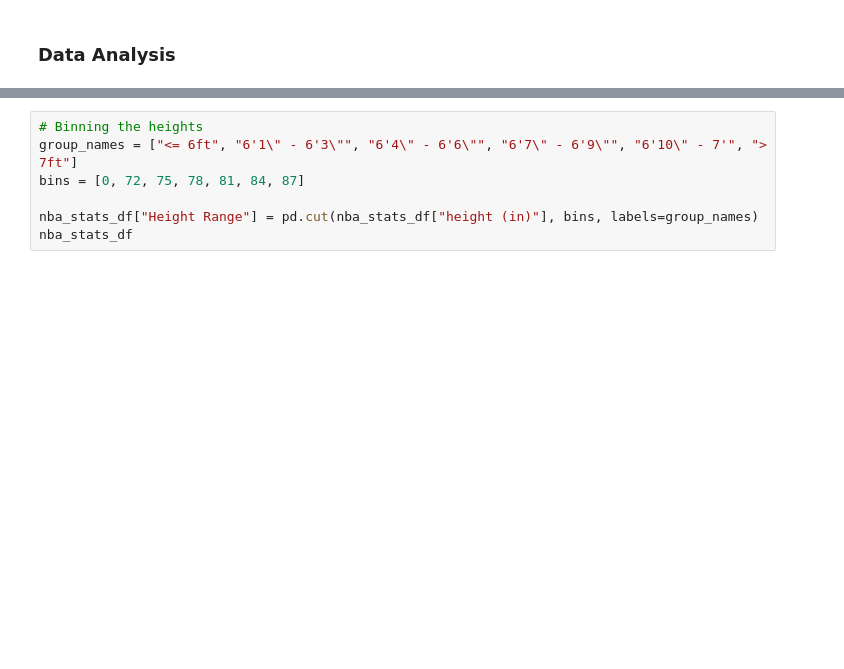
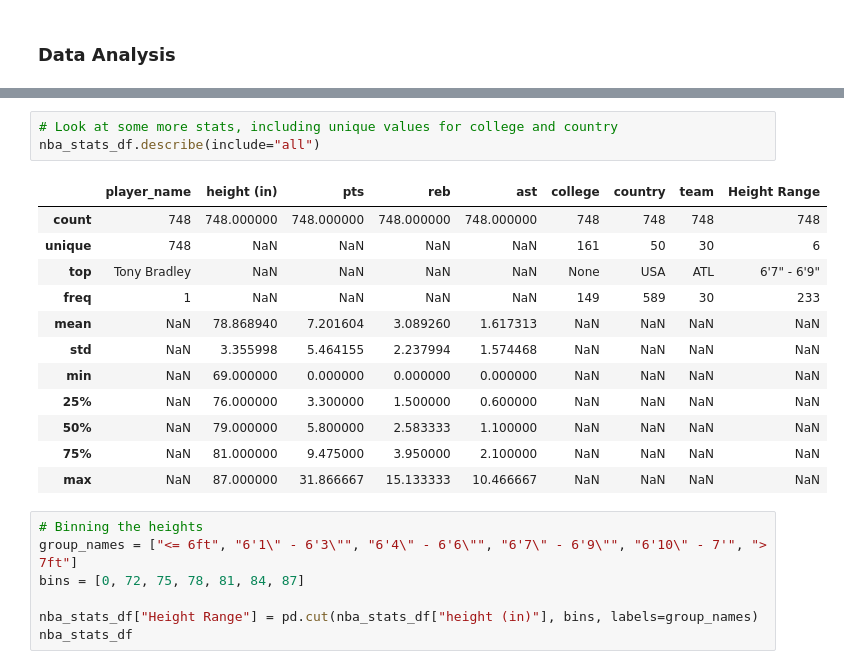
Before and after one commit to ic17rey/butler-groupA-project1, a Jupyter notebook: nba_height_project_analysis.ipynb, the cells around one changed output, grey strips where cells are left out. Saved outputs shown, nothing was run; the diff lists cells and outputs as text; blank space fills up the shorter version.

```diff
--- a/nba_height_project_analysis.ipynb
+++ b/nba_height_project_analysis.ipynb
@@ -97,3 +110,19 @@ print(len(players))
+# %%
+# Look at some more stats, including unique values for college and country
+nba_stats_df.describe(include="all")
+# %% [output]
+|  | player_name | height (in) | pts | reb | ast | college | country | team | Height Range |
+| count | 748 | 748.000000 | 748.000000 | 748.000000 | 748.000000 | 748 | 748 | 748 | 748 |
+| unique | 748 | NaN | NaN | NaN | NaN | 161 | 50 | 30 | 6 |
+| top | Tony Bradley | NaN | NaN | NaN | NaN | None | USA | ATL | 6'7" - 6'9" |
+| freq | 1 | NaN | NaN | NaN | NaN | 149 | 589 | 30 | 233 |
+| mean | NaN | 78.868940 | 7.201604 | 3.089260 | 1.617313 | NaN | NaN | NaN | NaN |
+| std | NaN | 3.355998 | 5.464155 | 2.237994 | 1.574468 | NaN | NaN | NaN | NaN |
+| min | NaN | 69.000000 | 0.000000 | 0.000000 | 0.000000 | NaN | NaN | NaN | NaN |
+| 25% | NaN | 76.000000 | 3.300000 | 1.500000 | 0.600000 | NaN | NaN | NaN | NaN |
+| 50% | NaN | 79.000000 | 5.800000 | 2.583333 | 1.100000 | NaN | NaN | NaN | NaN |
+| 75% | NaN | 81.000000 | 9.475000 | 3.950000 | 2.100000 | NaN | NaN | NaN | NaN |
+| max | NaN | 87.000000 | 31.866667 | 15.133333 | 10.466667 | NaN | NaN | NaN | NaN |
 # %%
 # Binning the heights
 group_names = ["<= 6ft", "6'1\" - 6'3\"", "6'4\" - 6'6\"", "6'7\" - 6'9\"", "6'10\" - 7'", "> 7ft"]
```
Also changed, not shown: parts of 14 cells of this notebook, 3 other files.
